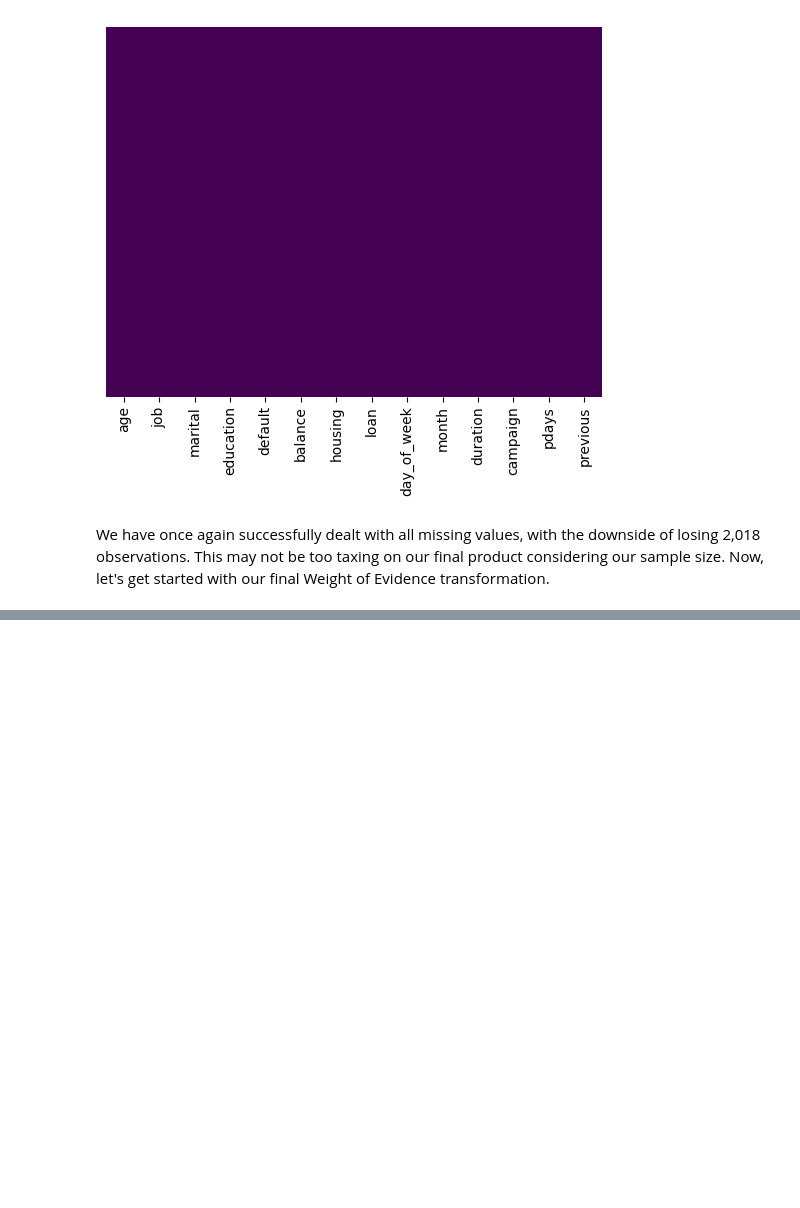
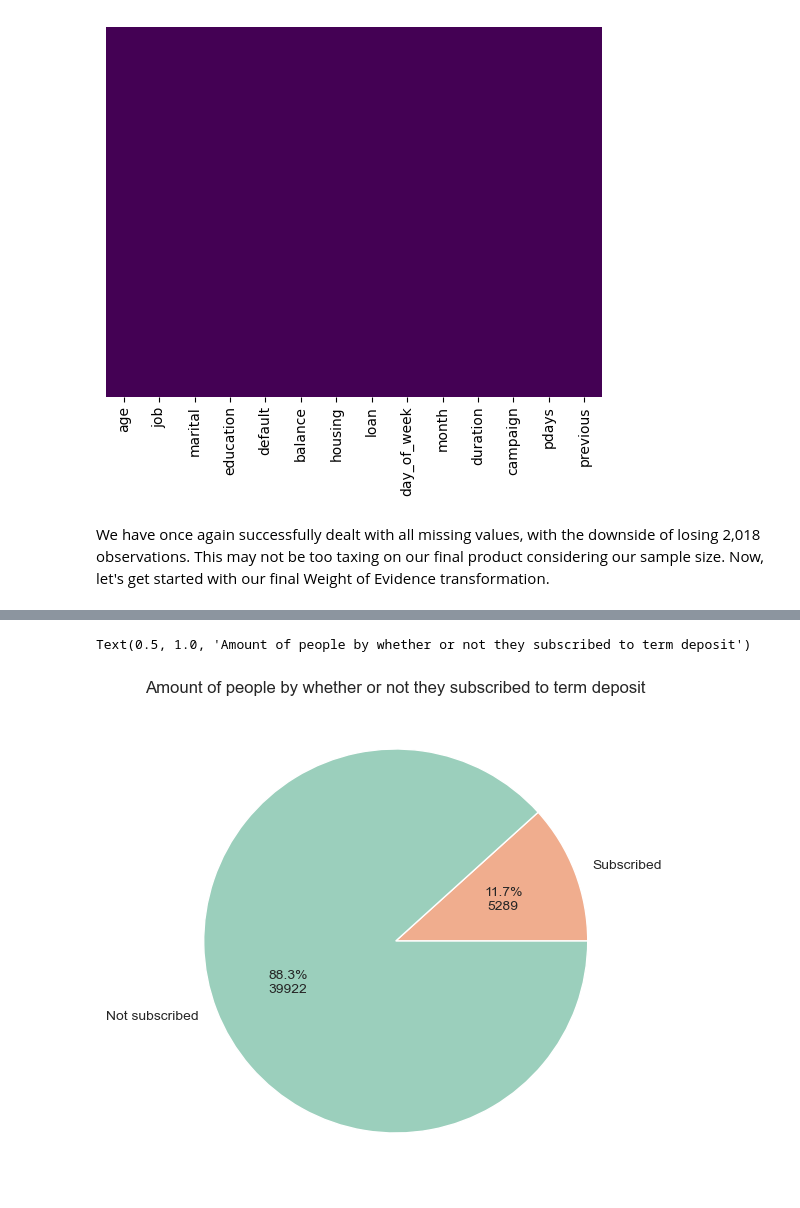
Before and after one commit to ianpv04/Data-Glacier-Project, a Jupyter notebook: project.ipynb, the cells around one changed output, grey strips where cells are left out. Drawn from its saved outputs; the diff is of its cells as text; code cells hidden in the pictures; blank space fills up the shorter version.

```diff
--- a/project.ipynb
+++ b/project.ipynb
@@ -296,0 +330,15 @@ print(confusion_matrix(y_val, predictions_val))
+# %%
+y_yes = df['y'][df['y'] == 1].count()
+y_no = df['y'][df['y'] == 0].count()
+
+def my_fmt(x):
+    return '{:.1f}%\n{:.0f}'.format(x, df['y'].count()*x/100)
+
+sns.set_style('white')
+fig = plt.figure()
+ax = fig.add_axes([0, 0, 1, 1])
+plt.pie([y_yes, y_no], labels = ['Subscribed', 'Not subscribed'], colors = ['#F0AD8E', "#9BCFBC"], autopct = my_fmt)
+ax.set_title("Amount of people by whether or not they subscribed to term deposit")
+# %% [output]
+Text(0.5, 1.0, 'Amount of people by whether or not they subscribed to term deposit')
+[figure, added]
```
Also changed, not shown: parts of 13 cells of this notebook.
